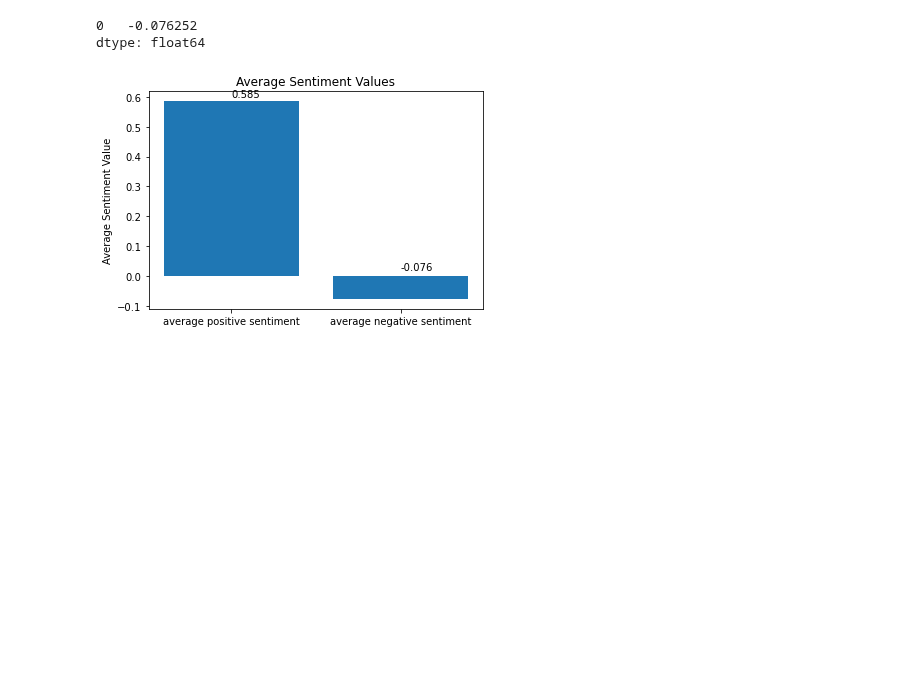
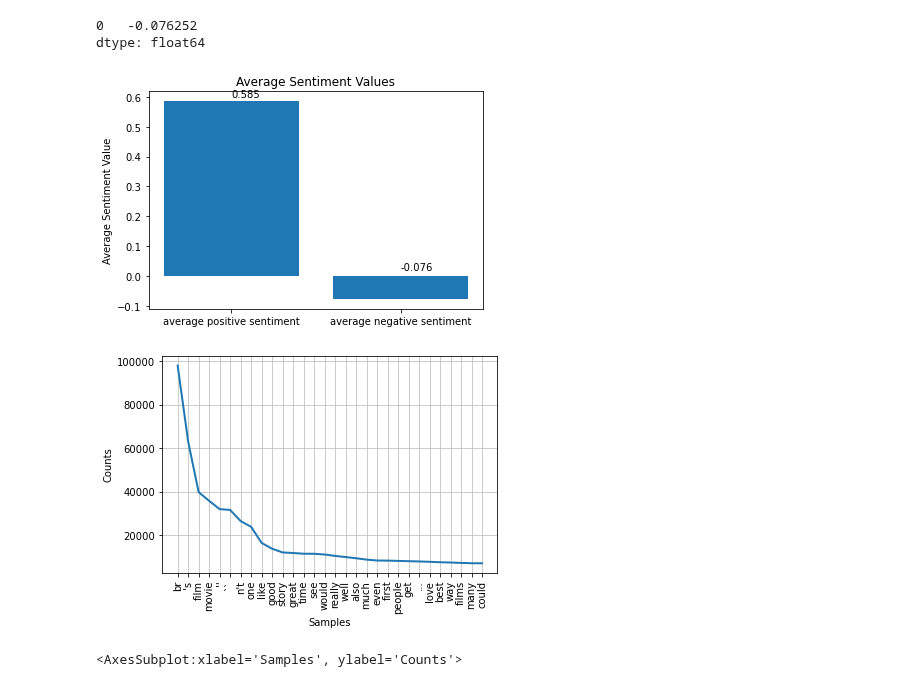
Before and after one commit to Crystalhuynh39/DH-140-Project, a Jupyter notebook: ProjectAssignment2.ipynb, the cells around one changed output. Cells and saved outputs as stored; diff of their text form; code cells hidden in the pictures; blank space fills up the shorter version.

Commit message:
added two graphs in step4

```diff
--- a/ProjectAssignment2.ipynb
+++ b/ProjectAssignment2.ipynb
@@ -116,6 +116,7 @@ freq = FreqDist(wordsNoStop)
 for j in sorted(freq, key=freq.get, reverse=True)[:30]:
     print(j,freq[j])
 
+positiveFreq = freq
 
 #tokenize the words
 sent = sent_tokenize(negativeText)
@@ -653,3 +654,8 @@ plt.text(2, 0.02, str(round(x[1], 3)))
 plt.show()
 # %% [output]
 [figure]
+# %%
+positiveFreq.plot(30,cumulative=False)
+# %% [output]
+[figure, added]
+<AxesSubplot:xlabel='Samples', ylabel='Counts'>
```
Also changed, not shown: parts of 1 cell of this notebook.
